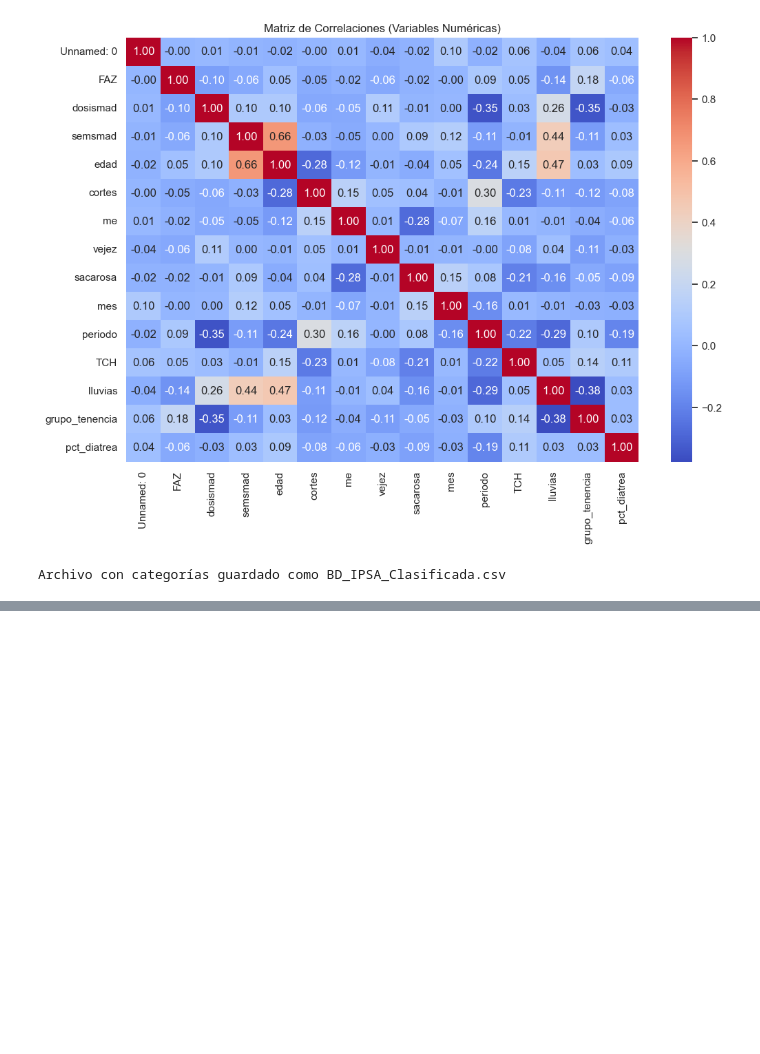
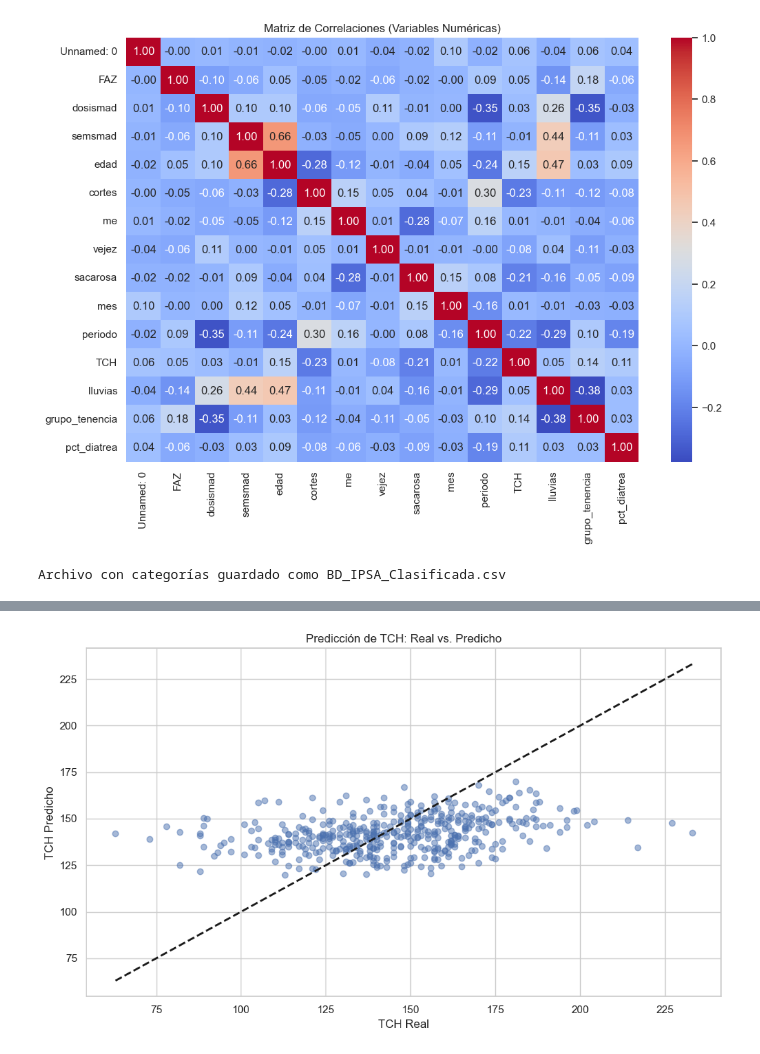
Before and after one commit to Santi1761/LAB_Ingenio_Providencia, a Jupyter notebook: EDA_Clasificacion_BD_IPSA_1940.ipynb, the cells around one changed output, grey strips where cells are left out. Cells and saved outputs as stored; diff of their text form; code cells hidden in the pictures; blank space fills up the shorter version.

Commit message:
add rest of models

```diff
--- a/EDA_Clasificacion_BD_IPSA_1940.ipynb
+++ b/EDA_Clasificacion_BD_IPSA_1940.ipynb
@@ -194,0 +201,18 @@ Archivo con categorías guardado como BD_IPSA_Clasificada.csv
+# %%
+null_counts_ipsa = ipsa_df.isnull().sum().sort_values(ascending=False)
+null_percentage_ipsa = (null_counts_ipsa / len(ipsa_df)) * 100
+ipsa_df_clean = ipsa_df.copy()
+# %%
+# Eliminar columnas redundantes
+ipsa_df_clean.drop(columns=['NOME'], inplace=True)
+# %%
+ipsa_df_clean['Eficiencia_riego'] = ipsa_df_clean['lluvias'] / ipsa_df_clean['edad']
+# %%
+from sklearn.preprocessing import StandardScaler
+
+
+
+numeric_cols_ipsa = ['edad', 'dosismad', 'lluvias']
+# Escalado
+scaler = StandardScaler()
+ipsa_df_clean[numeric_cols_ipsa] = scaler.fit_transform(ipsa_df_clean[numeric_cols_ipsa])
@@ -194,0 +444,63 @@ Archivo con categorías guardado como BD_IPSA_Clasificada.csv
+# %%
+import pandas as pd
+import numpy as np
+from sklearn.model_selection import train_test_split, cross_val_score
+from sklearn.linear_model import LinearRegression
+from sklearn.metrics import mean_squared_error, r2_score, mean_absolute_error
+import matplotlib.pyplot as plt
+import seaborn as sns
+
+X = ipsa_df_clean.drop(['TCH', 'sacarosa', 'TonUltCorte', 'categoria_Sacarosa', 'Produccion'], axis=1, errors='ignore')
+non_numeric_cols = [col for col in X.columns if X[col].dtype == 'object' or X[col].dtype == 'datetime64[ns]']
+X = X.drop(non_numeric_cols, axis=1)
+X = X.select_dtypes(include=[np.number])
+X = X.replace([np.inf, -np.inf], np.nan).dropna(axis=1)
+
+y = ipsa_df_clean['TCH']
+
+X_train, X_test, y_train, y_test = train_test_split(X, y, test_size=0.2, random_state=42)
+
+model = LinearRegression()
+model.fit(X_train, y_train)
+y_pred = model.predict(X_test)
+
+mse = mean_squared_error(y_test, y_pred)
+rmse = np.sqrt(mse)
+r2 = r2_score(y_test, y_pred)
+mae = mean_absolute_error(y_test, y_pred)
+
+print(f"MSE: {mse:.2f}")
+print(f"RMSE: {rmse:.2f}")
+print(f"R²: {r2:.4f}")
+print(f"MAE: {mae:.2f}")
+
+plt.figure(figsize=(10, 6))
+plt.scatter(y_test, y_pred, alpha=0.5)
+plt.plot([y_test.min(), y_test.max()], [y_test.min(), y_test.max()], 'k--', lw=2)
+plt.xlabel('TCH Real')
+plt.ylabel('TCH Predicho')
+plt.title('Predicción de TCH: Real vs. Predicho')
+plt.grid(True)
+plt.tight_layout()
+plt.show()
+
+coefficients = pd.DataFrame({'Característica': X.columns, 'Coeficiente': model.coef_})
+top_features = coefficients.reindex(coefficients['Coeficiente'].abs().sort_values(ascending=False).index)
+
+plt.figure(figsize=(12, 8))
+sns.barplot(x='Coeficiente', y='Característica', data=top_features.head(15))
+plt.title('Top 15 características más importantes para predecir TCH')
+plt.axvline(x=0, color='k', linestyle='--')
+plt.tight_layout()
+plt.show()
+
+y_train_pred = model.predict(X_train)
+train_mse = mean_squared_error(y_train, y_train_pred)
+train_r2 = r2_score(y_train, y_train_pred)
+
+print(f"MSE entrenamiento: {train_mse:.2f}, MSE prueba: {mse:.2f}")
+print(f"R² entrenamiento: {train_r2:.4f}, R² prueba: {r2:.4f}")
+
+cv_scores = cross_val_score(LinearRegression(), X, y, cv=5, scoring='r2')
+print(f"R² validación cruzada (5-fold): {cv_scores.mean():.4f} ± {cv_scores.std():.4f}")
+# %% [output]
@@ -194,0 +511 @@ Archivo con categorías guardado como BD_IPSA_Clasificada.csv
+[figure, added]
```
Also changed, not shown: parts of 10 cells of this notebook, 1 other file.
